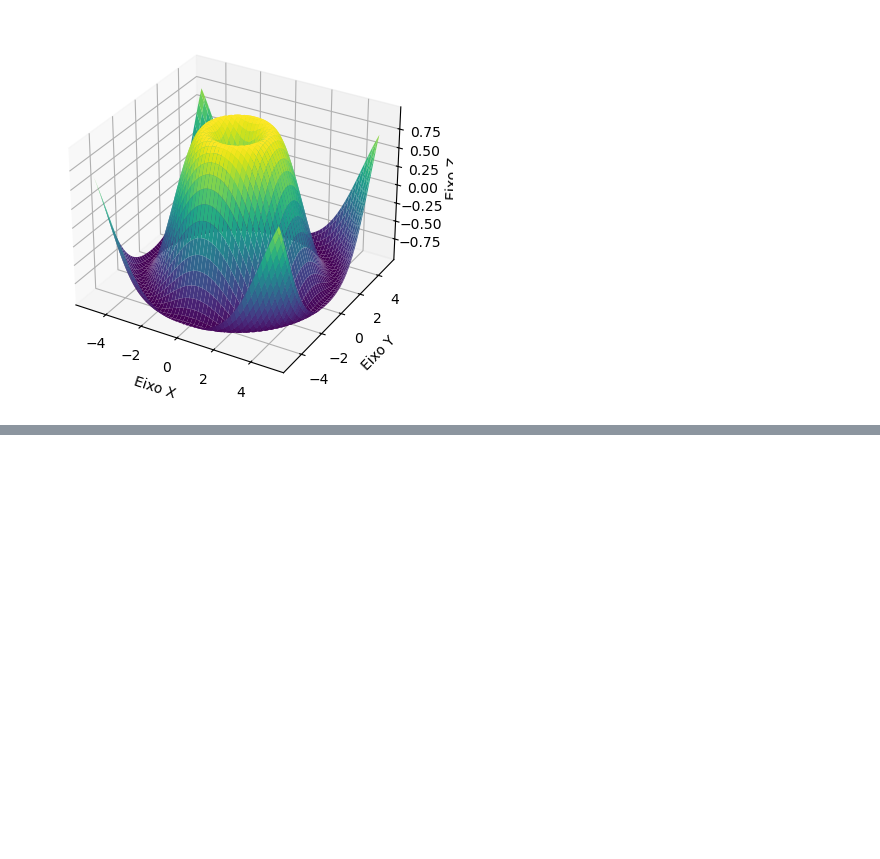
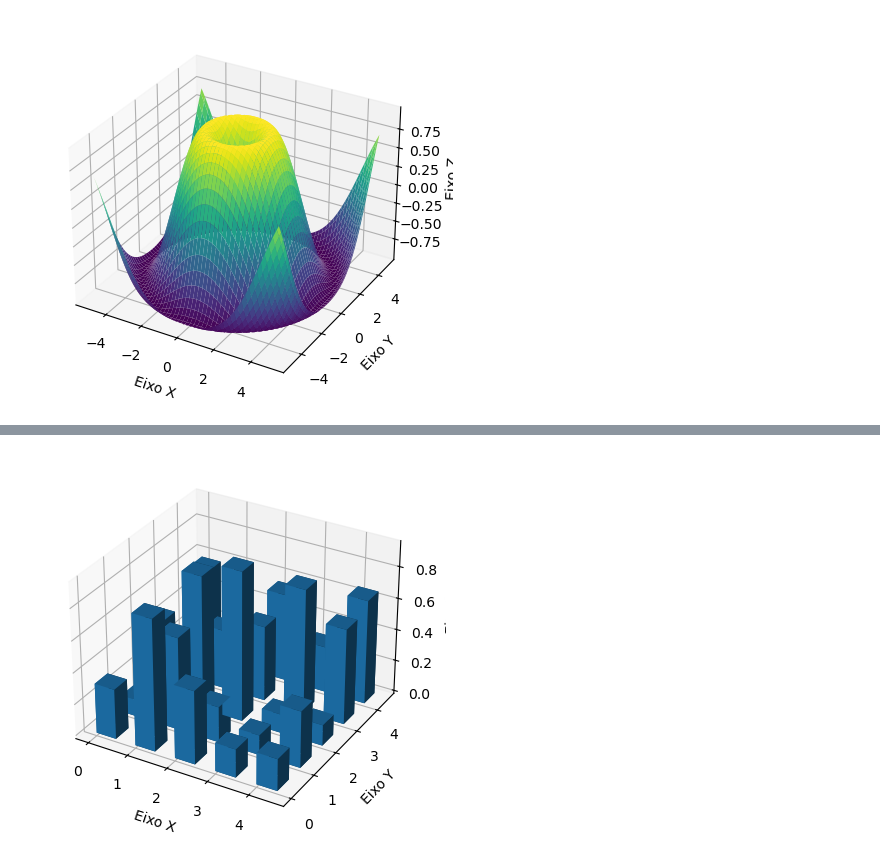
Before and after one commit to eltongaspar/python, a Jupyter notebook: #adatec - 01.ipynb, the cells around one changed output, grey strips where cells are left out. Cells and saved outputs as stored; diff of their text form; code cells hidden in the pictures; blank space fills up the shorter version.

```diff
--- a/#adatec - 01.ipynb
+++ b/#adatec - 01.ipynb
@@ -1264,0 +1293,31 @@ plt.show()
+# %%
+import matplotlib.pyplot as plt
+from mpl_toolkits.mplot3d import Axes3D
+import numpy as np
+
+# Dados de exemplo
+x = np.arange(5)
+y = np.arange(5)
+x, y = np.meshgrid(x, y)
+x = x.flatten()
+y = y.flatten()
+z = np.zeros_like(x)
+dx = dy = 0.5
+dz = np.random.rand(25)
+
+# Criação da figura
+fig = plt.figure()
+ax = fig.add_subplot(111, projection='3d')
+
+# Criação do gráfico de barras 3D
+ax.bar3d(x, y, z, dx, dy, dz, shade=True)
+
+# Adicionando rótulos aos eixos
+ax.set_xlabel('Eixo X')
+ax.set_ylabel('Eixo Y')
+ax.set_zlabel('Eixo Z')
+
+# Exibição do gráfico
+plt.show()
+# %% [output]
+[figure, added]
```
Also changed, not shown: parts of 9 cells of this notebook.
